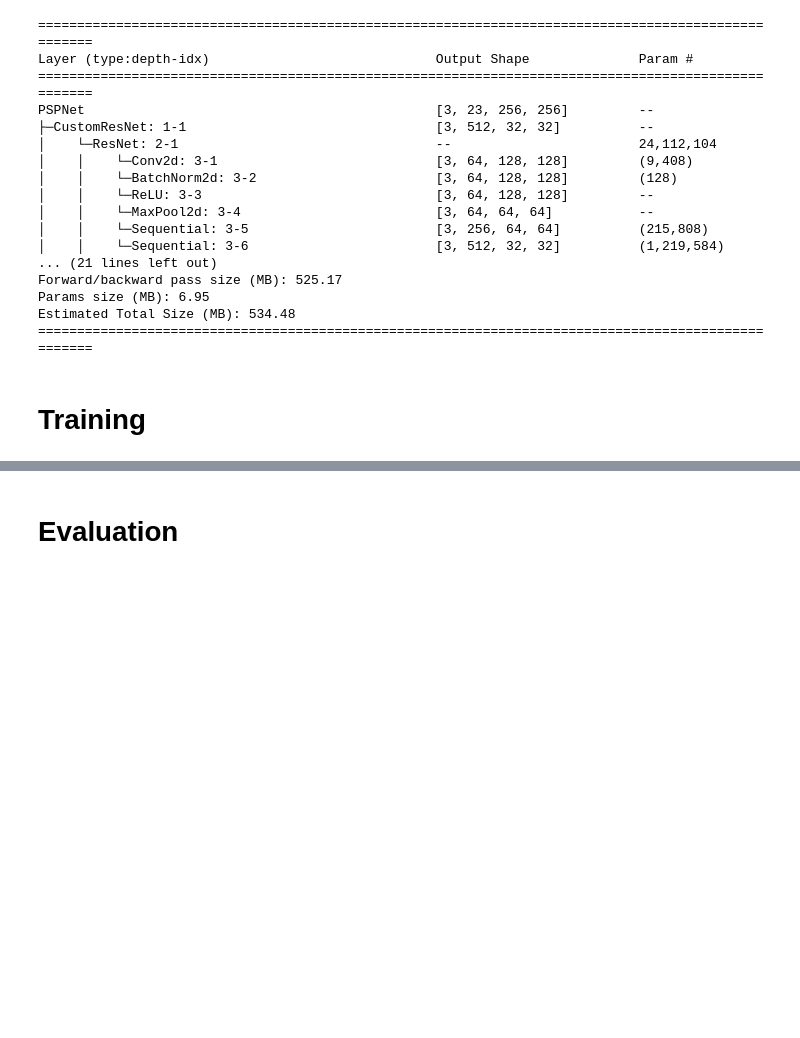
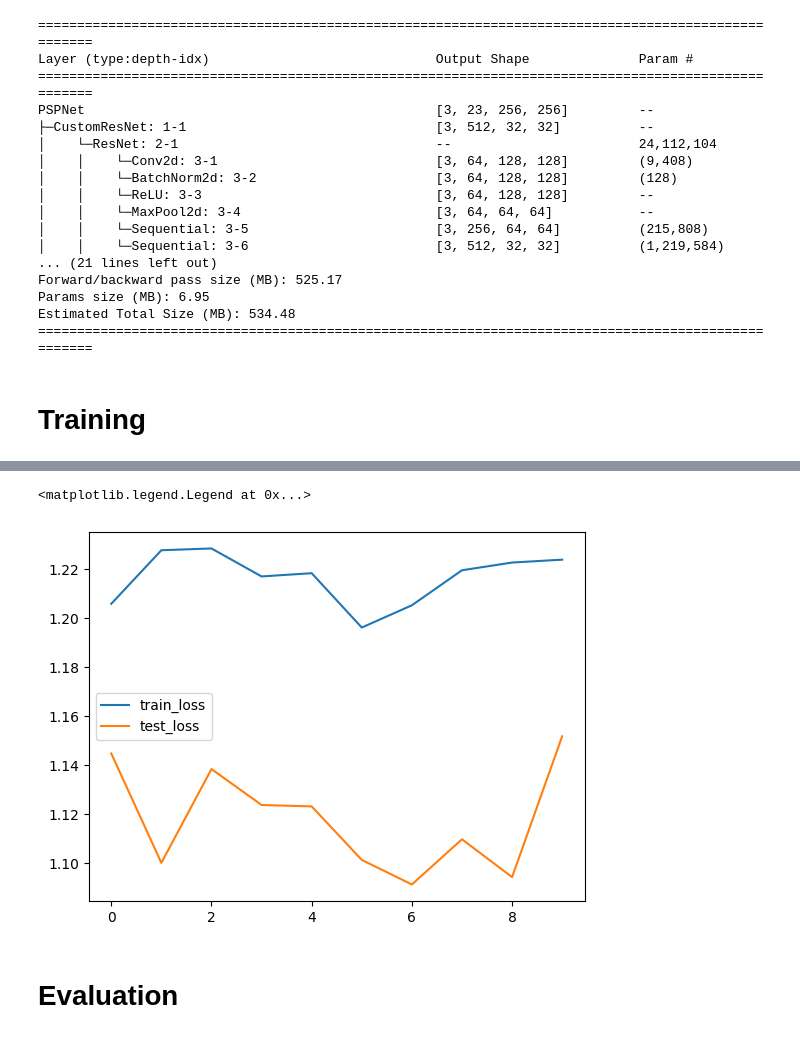
Before and after one commit to jagerbob/pspnet-semantic-segmentation, a Jupyter notebook: 01_pspnet_drone.ipynb, the cells around one changed output, grey strips where cells are left out. Saved outputs shown, nothing was run; the diff lists cells and outputs as text; code cells hidden in the pictures; blank space fills up the shorter version.

```diff
--- a/01_pspnet_drone.ipynb
+++ b/01_pspnet_drone.ipynb
@@ -164,28 +165,35 @@ optimizer = torch.optim.AdamW(model.parameters(), lr=1e-3, weight_decay=1e-4)
 # %%
 def fit(epochs, model, train_loader, val_loader, criterion, optimizer):
     model.to(device)
+    train_loss = []
+    val_loss = []
     for e in tqdm(range(epochs)):
         model.train()
-        train_loss = 0
+        epoch_train_loss = []
         for i, (img, mask) in enumerate(train_loader):
             img = img.to(device)
             mask = mask.to(device)
             output = model(img)
             loss = criterion(output, mask)
-            train_loss += loss
+            epoch_train_loss.append(loss.cpu().detach().numpy())
             optimizer.zero_grad()
             loss.backward()
             optimizer.step()
 
         model.eval()
-        val_loss = 0
+        epoch_val_loss = []
         with torch.inference_mode():
             for i, (img, mask) in enumerate(val_loader):
                 img = img.to(device)
                 mask = mask.to(device)
                 output = model(img)
                 loss = criterion(output, mask)
-                val_loss += loss
+                epoch_val_loss.append(loss.cpu().detach().numpy())
 
-        print(f"Epoch {e} | Loss: {train_loss/len(train_loader)} | Val Loss: {val_loss/len(val_loader)}")
+        train_loss.append(np.mean(epoch_train_loss))
+        val_loss.append(np.mean(epoch_val_loss))
+
+        print(f"Epoch {e} | Loss: {np.mean(epoch_train_loss)} | Val Loss: {np.mean(epoch_val_loss)}")
+
+    return train_loss, val_loss
 # %%
@@ -197,3 +212,10 @@ Epoch 2 | Loss: 2.206864595413208 | Val Loss: 1.9056686162948608
+# %%
+plt.plot(train_loss, label="train_loss")
+plt.plot(val_loss, label="test_loss")
+plt.legend()
+# %% [output]
+<matplotlib.legend.Legend at 0x...>
+[figure, added]
 # %%
 torch.save(model.state_dict(), "./models/01_pspnet_drone_2.pth")
 # %% [markdown]
```
Also changed, not shown: parts of 4 cells of this notebook.
